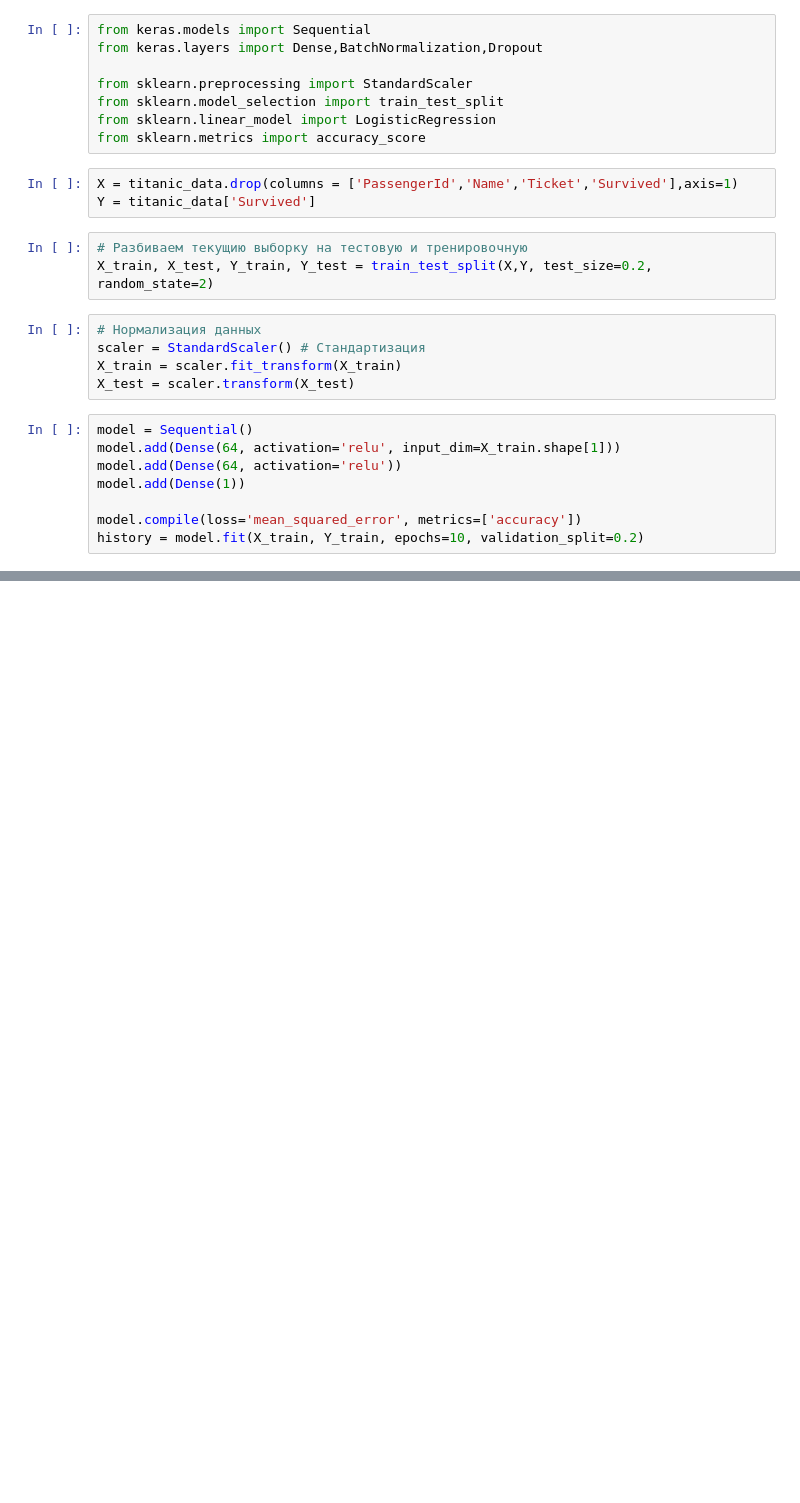
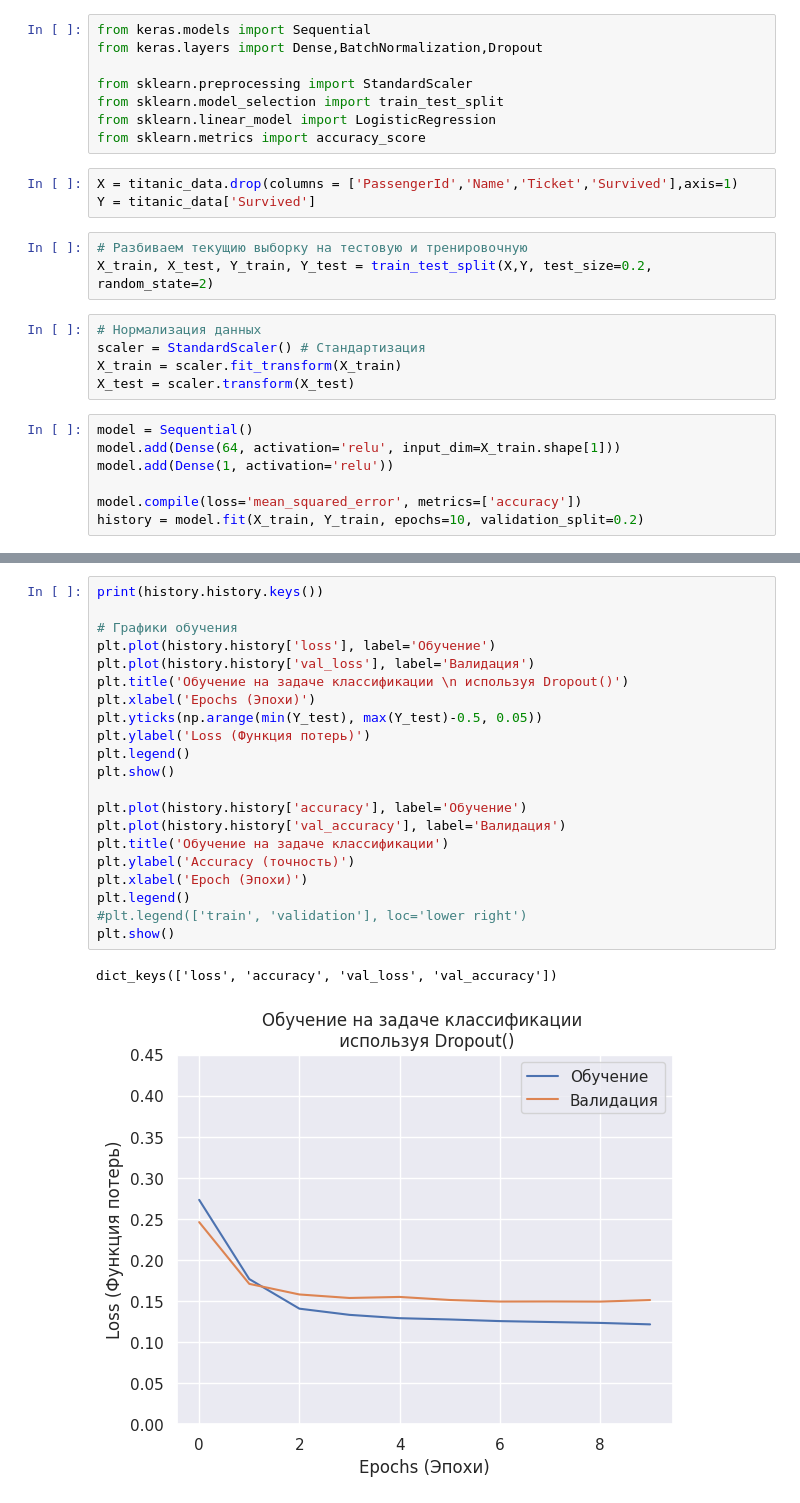
Before and after one commit to tteemmcchh/AI_LABS, a Jupyter notebook: Untitled1.ipynb, the cells around one changed output, grey strips where cells are left out. Cells and saved outputs as stored; diff of their text form; blank space fills up the shorter version.

```diff
--- a/Untitled1.ipynb
+++ b/Untitled1.ipynb
@@ -130,8 +130,7 @@ X_test = scaler.transform(X_test)
 # %%
 model = Sequential()
 model.add(Dense(64, activation='relu', input_dim=X_train.shape[1]))
-model.add(Dense(64, activation='relu'))
-model.add(Dense(1))
+model.add(Dense(1, activation='relu'))
 
 model.compile(loss='mean_squared_error', metrics=['accuracy'])
 history = model.fit(X_train, Y_train, epochs=10, validation_split=0.2)
@@ -158,0 +158,24 @@ Epoch 10/10
+# %%
+print(history.history.keys())
+
+# Графики обучения
+plt.plot(history.history['loss'], label='Обучение')
+plt.plot(history.history['val_loss'], label='Валидация')
+plt.title('Обучение на задаче классификации \n используя Dropout()')
+plt.xlabel('Epochs (Эпохи)')
+plt.yticks(np.arange(min(Y_test), max(Y_test)-0.5, 0.05))
+plt.ylabel('Loss (Функция потерь)')
+plt.legend()
+plt.show()
+
+plt.plot(history.history['accuracy'], label='Обучение')
+plt.plot(history.history['val_accuracy'], label='Валидация')
+plt.title('Обучение на задаче классификации')
+plt.ylabel('Accuracy (точность)')
+plt.xlabel('Epoch (Эпохи)')
+plt.legend()
+#plt.legend(['train', 'validation'], loc='lower right')
+plt.show()
+# %% [output]
+dict_keys(['loss', 'accuracy', 'val_loss', 'val_accuracy'])
+[figure, added]
```
Also changed, not shown: parts of 3 cells of this notebook.
